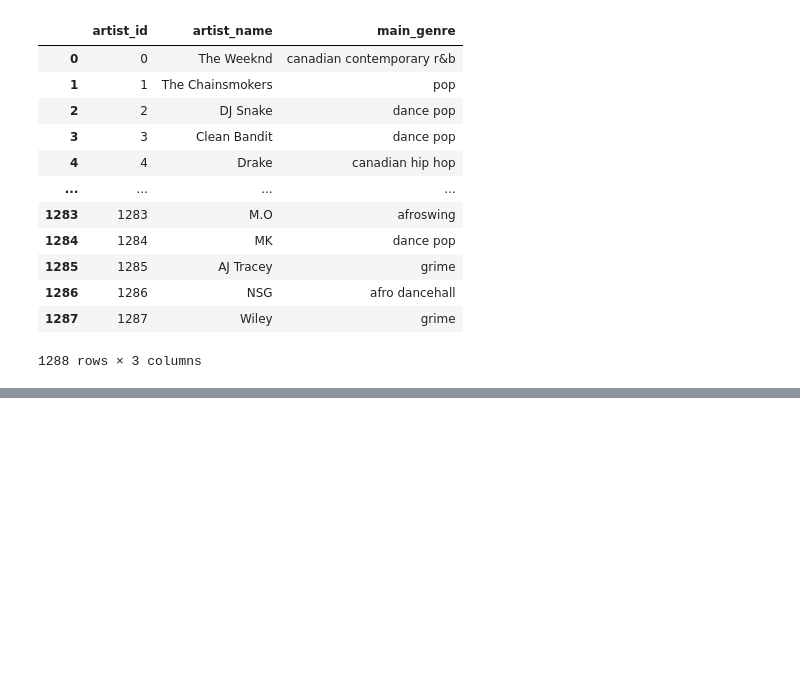
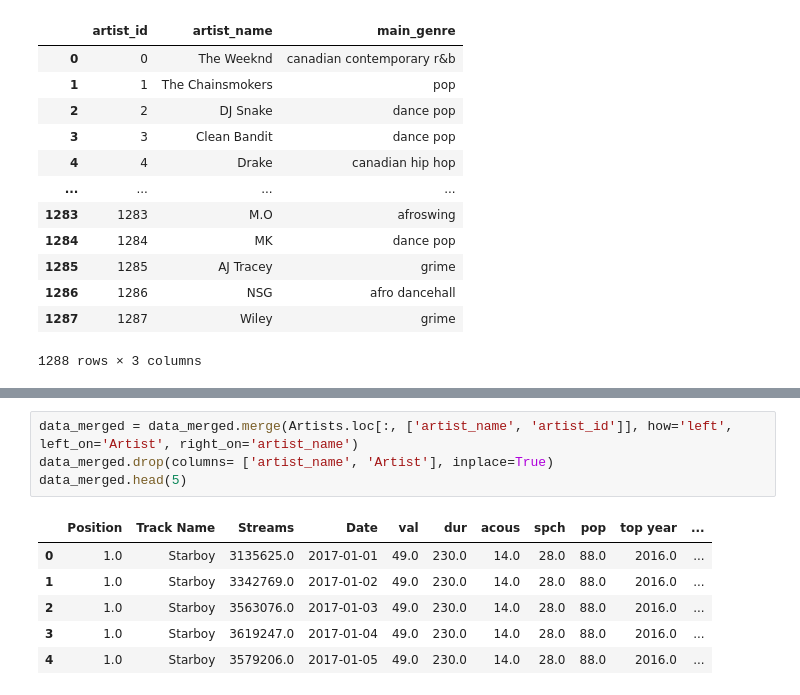
Before and after one commit to ArturOle/SpotifyAnalysis, a Jupyter notebook: analysis.ipynb, the cells around one changed output, grey strips where cells are left out. Drawn from its saved outputs; the diff is of its cells as text; blank space fills up the shorter version.

```diff
--- a/analysis.ipynb
+++ b/analysis.ipynb
@@ -255,0 +270,11 @@ SongProps.head(5)
+# %%
+data_merged = data_merged.merge(Artists.loc[:, ['artist_name', 'artist_id']], how='left', left_on='Artist', right_on='artist_name')
+data_merged.drop(columns= ['artist_name', 'Artist'], inplace=True)
+data_merged.head(5)
+# %% [output]
+|  | Position | Track Name | Streams | Date | val | dur | acous | spch | pop | top year | ... |
+| 0 | 1.0 | Starboy | 3135625.0 | 2017-01-01 | 49.0 | 230.0 | 14.0 | 28.0 | 88.0 | 2016.0 | ... |
+| 1 | 1.0 | Starboy | 3342769.0 | 2017-01-02 | 49.0 | 230.0 | 14.0 | 28.0 | 88.0 | 2016.0 | ... |
+| 2 | 1.0 | Starboy | 3563076.0 | 2017-01-03 | 49.0 | 230.0 | 14.0 | 28.0 | 88.0 | 2016.0 | ... |
+| 3 | 1.0 | Starboy | 3619247.0 | 2017-01-04 | 49.0 | 230.0 | 14.0 | 28.0 | 88.0 | 2016.0 | ... |
+| 4 | 1.0 | Starboy | 3579206.0 | 2017-01-05 | 49.0 | 230.0 | 14.0 | 28.0 | 88.0 | 2016.0 | ... |
```
Also changed, not shown: parts of 7 cells of this notebook.
